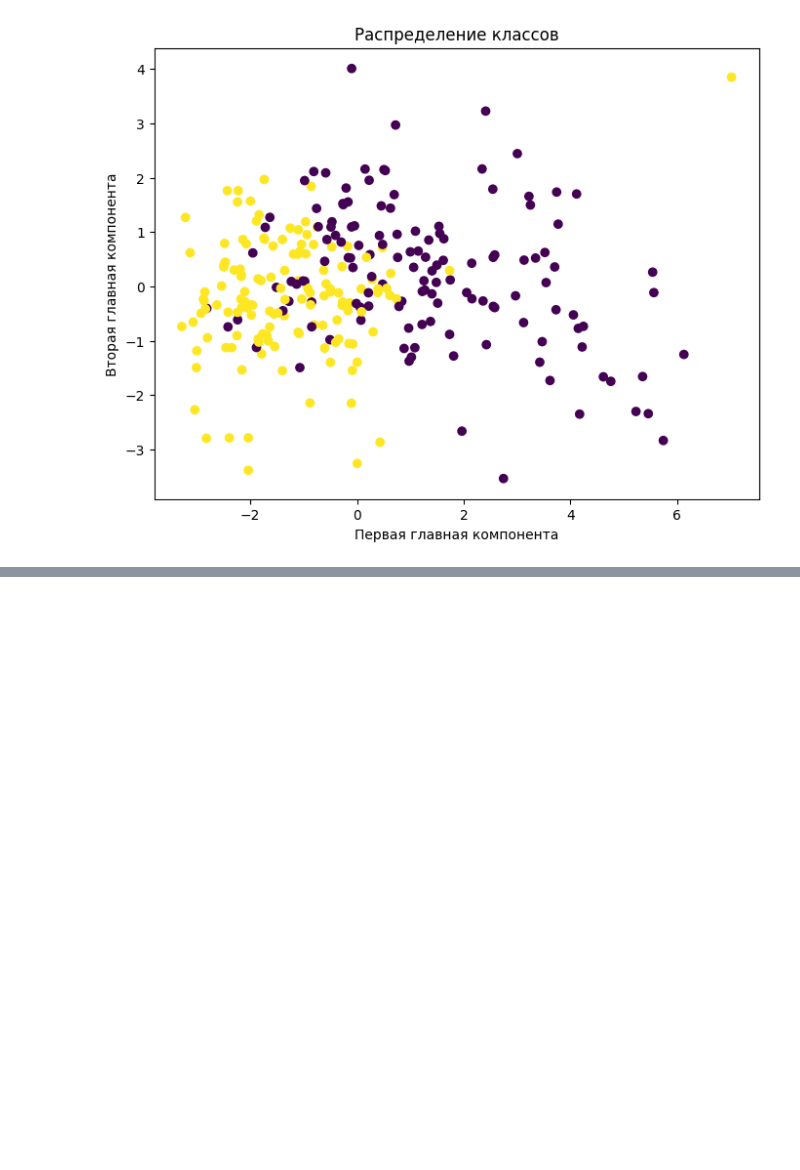
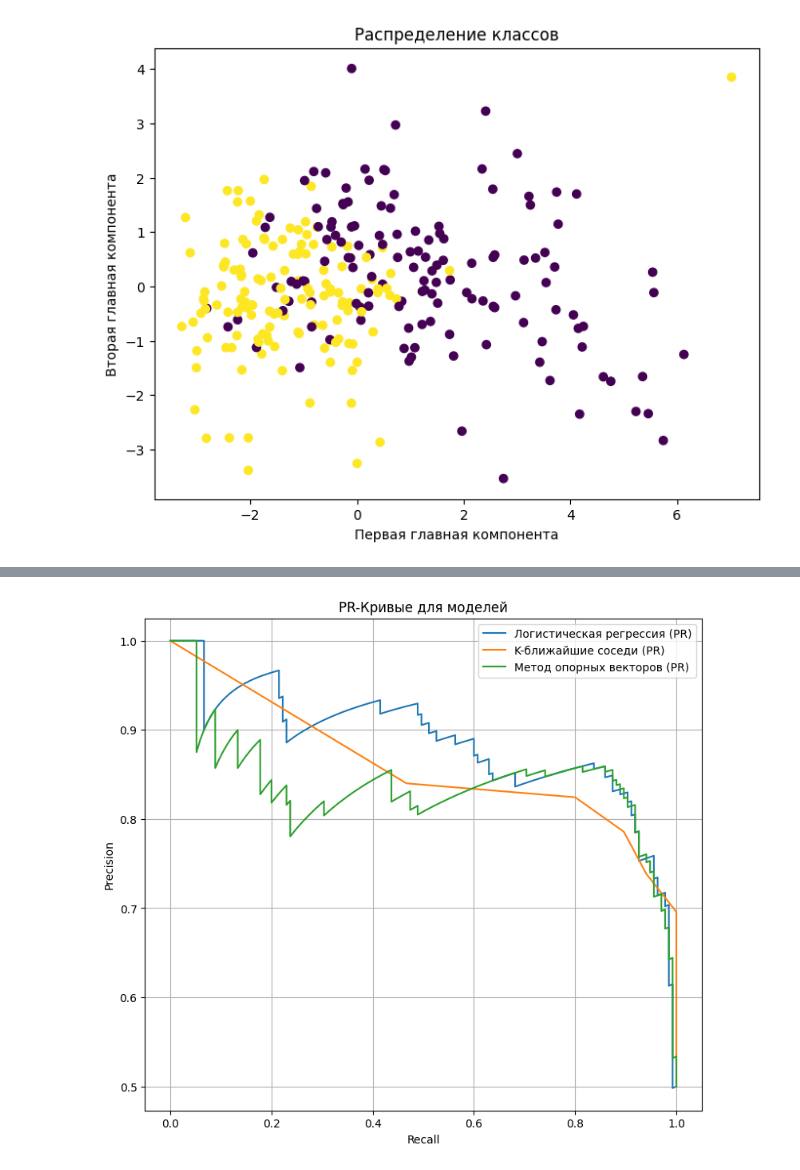
Before and after one commit to berberberk/timl-fs-2024, a Jupyter notebook: TIML4_Classification.ipynb, the cells around one changed output, grey strips where cells are left out. Cells and saved outputs as stored; diff of their text form; code cells hidden in the pictures; blank space fills up the shorter version.

```diff
--- a/TIML4_Classification.ipynb
+++ b/TIML4_Classification.ipynb
@@ -257,3 +254,22 @@ plt.show()
+# %%
+models = {
+    "Логистическая регрессия": y_proba_log,
+    "K-ближайшие соседи": y_proba_knn,
+    "Метод опорных векторов": y_proba_svc
+}
+
+plt.figure(figsize=(9, 8))
+for name, y_proba in models.items():
+    precision, recall, _ = precision_recall_curve(y_test, y_proba[:, 1], pos_label=1)
+    plt.plot(recall, precision, label=f"{name} (PR)")
+plt.xlabel("Recall")
+plt.ylabel("Precision")
+plt.title("PR-Кривые для моделей")
+plt.legend()
+plt.grid(True)
+plt.show()
+# %% [output]
+[figure, added]
 # %%
 # @title Оптимизация порога классификации
 # Найдем оптимальный порог по G-mean
```
Also changed, not shown: parts of 10 cells of this notebook.
